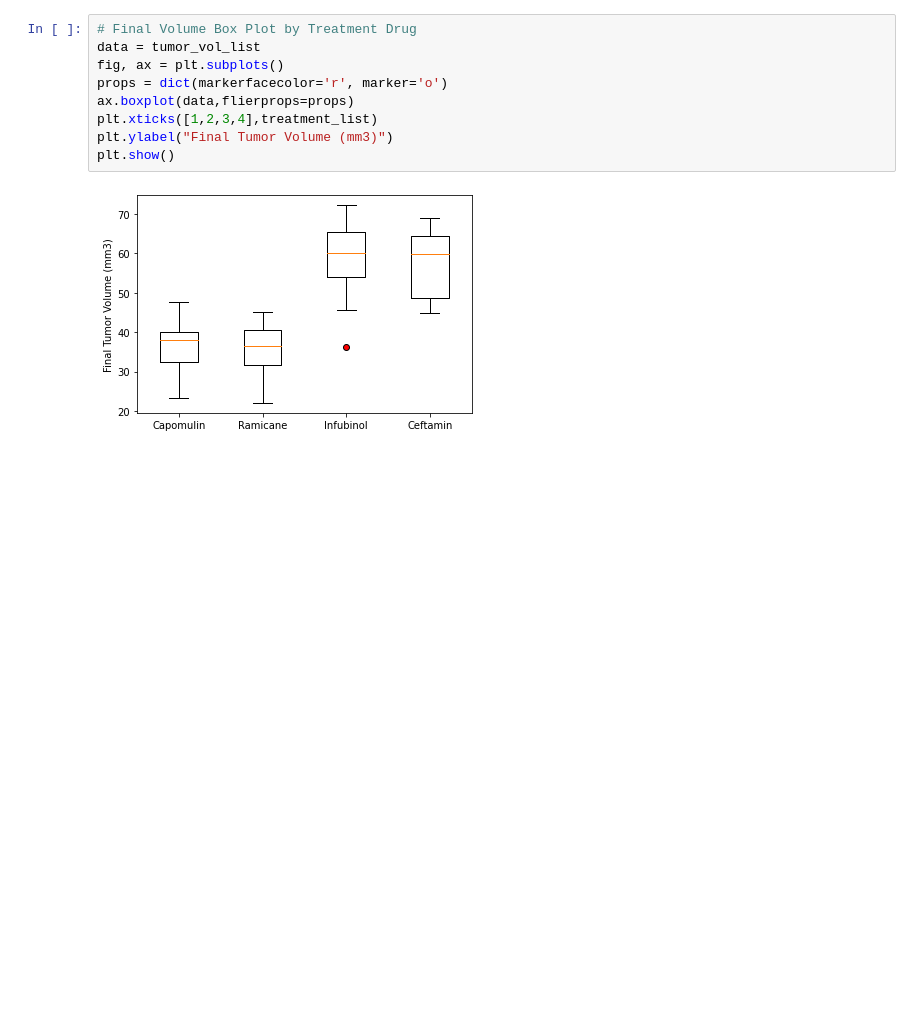
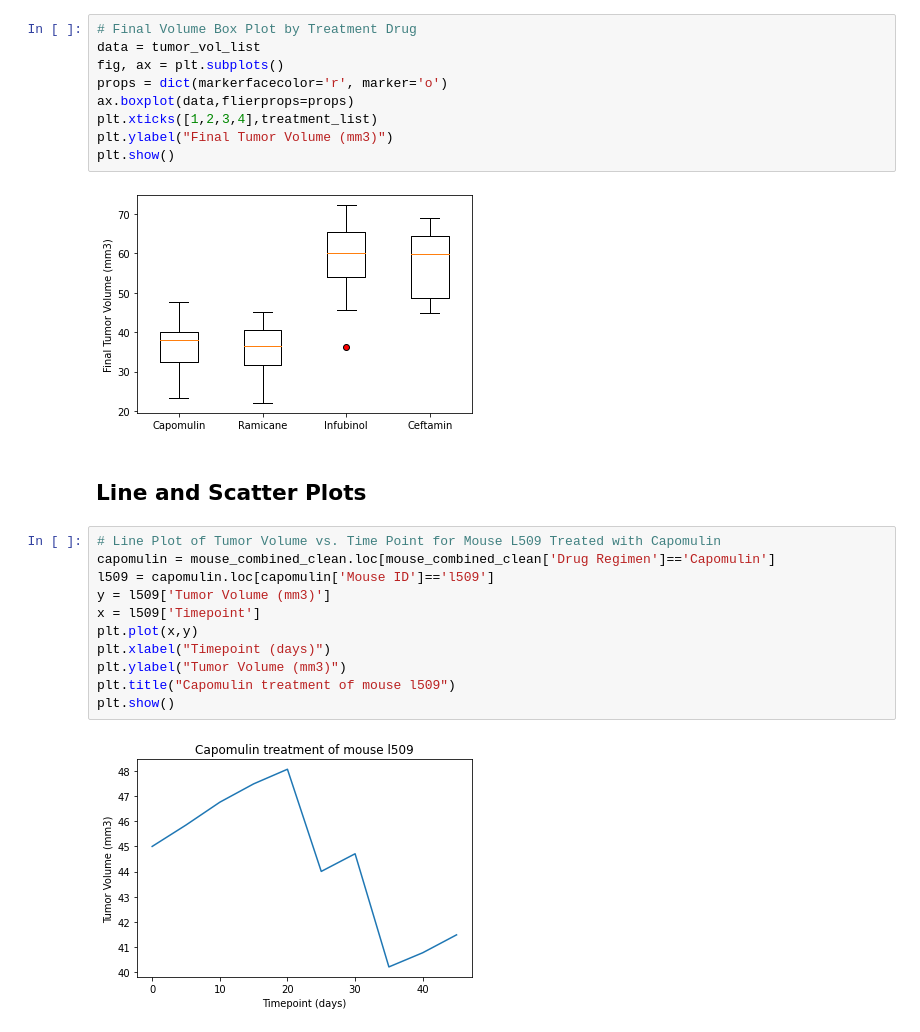
Before and after one commit to shiek333/matplotlib-challenge, a Jupyter notebook: Analysis/pymaceuticals_analysis.ipynb, the cells around one changed output. Saved outputs shown, nothing was run; the diff lists cells and outputs as text; blank space fills up the shorter version.

```diff
--- a/Analysis/pymaceuticals_analysis.ipynb
+++ b/Analysis/pymaceuticals_analysis.ipynb
@@ -211,3 +211,18 @@ plt.ylabel("Final Tumor Volume (mm3)")
 plt.show()
 # %% [output]
 [figure]
+# %% [markdown]
+## Line and Scatter Plots
+# %%
+# Line Plot of Tumor Volume vs. Time Point for Mouse L509 Treated with Capomulin
+capomulin = mouse_combined_clean.loc[mouse_combined_clean['Drug Regimen']=='Capomulin']
+l509 = capomulin.loc[capomulin['Mouse ID']=='l509']
+y = l509['Tumor Volume (mm3)']
+x = l509['Timepoint']
+plt.plot(x,y)
+plt.xlabel("Timepoint (days)")
+plt.ylabel("Tumor Volume (mm3)")
+plt.title("Capomulin treatment of mouse l509")
+plt.show()
+# %% [output]
+[figure, added]
```
Also changed, not shown: parts of 4 cells of this notebook.
